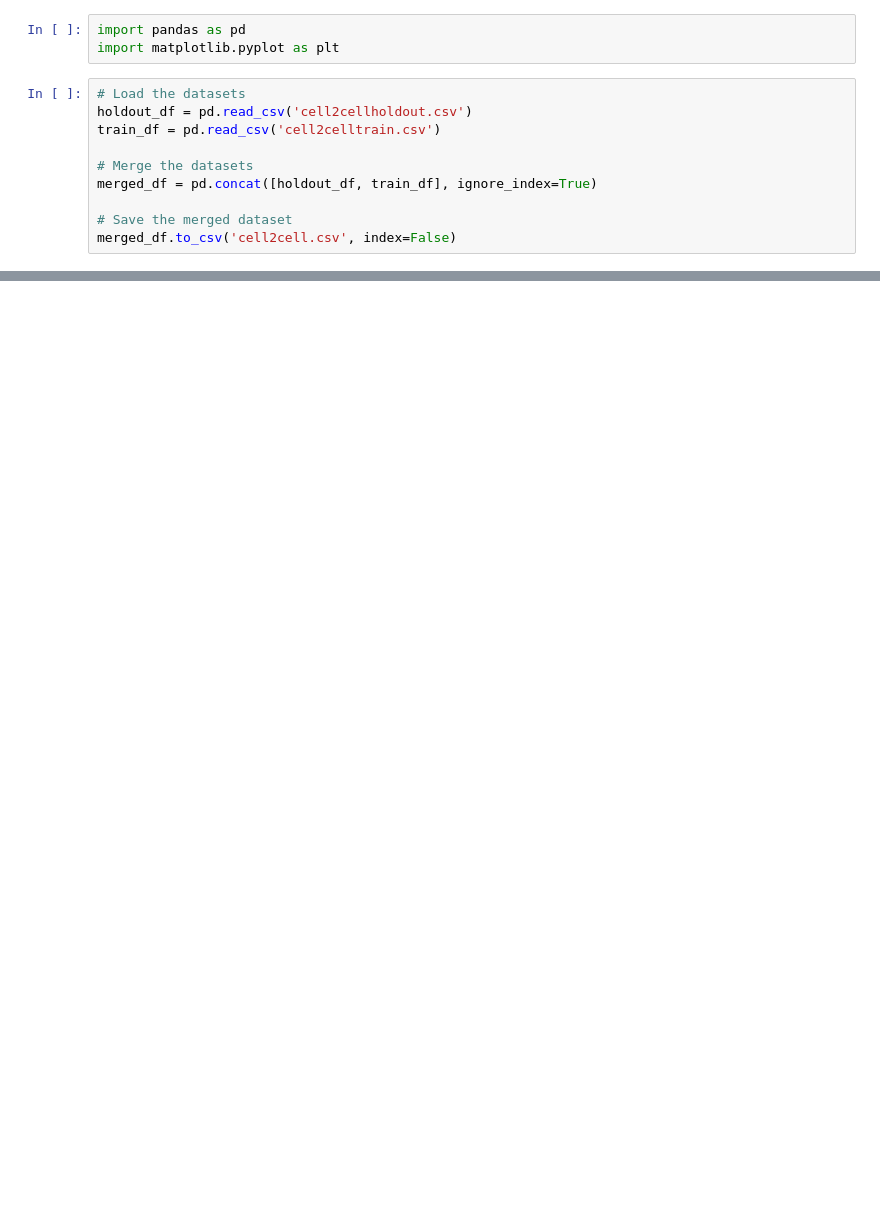
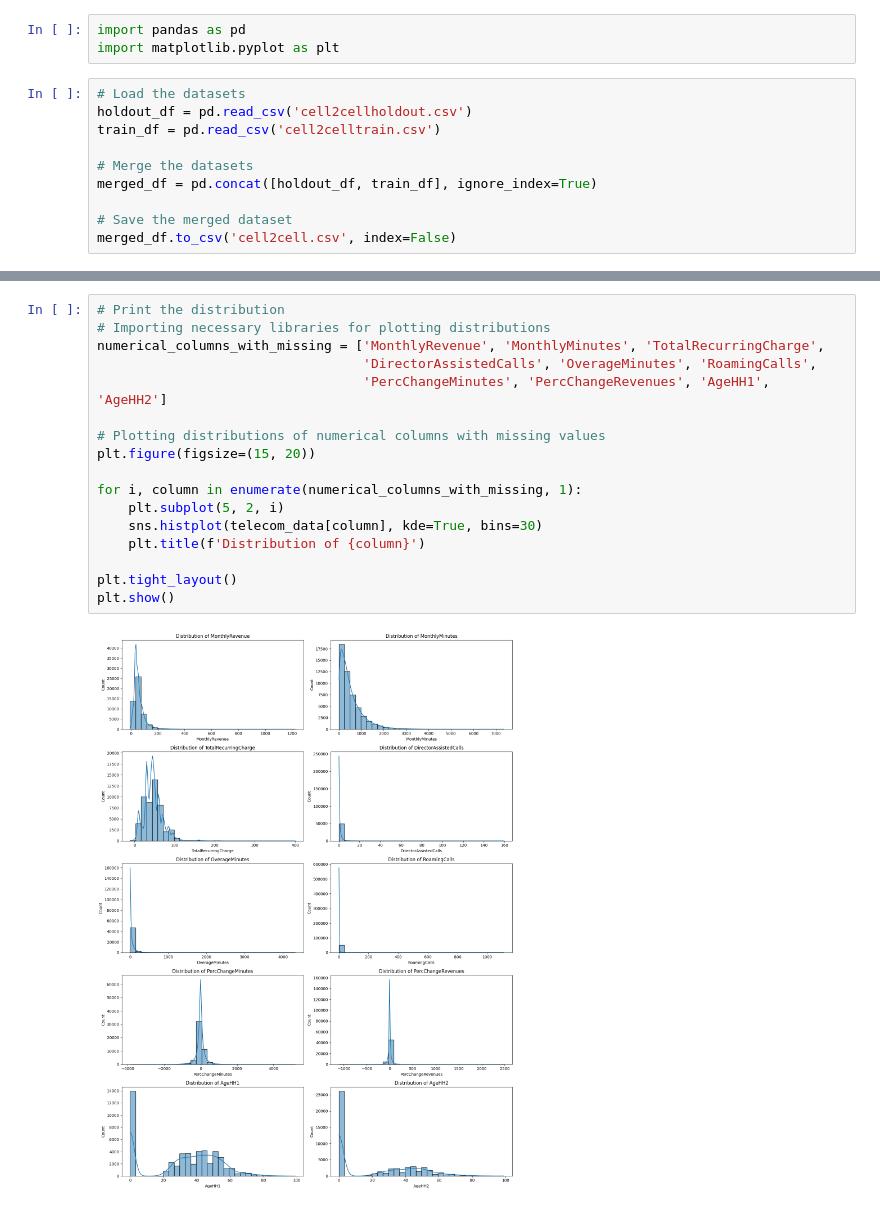
Before and after one commit to ngnquanq/xai-thesis, a Jupyter notebook: notebooks/cell2cell/cell2cell.ipynb, the cells around one changed output, grey strips where cells are left out. Cells and saved outputs as stored; diff of their text form; blank space fills up the shorter version.

```diff
--- a/notebooks/cell2cell/cell2cell.ipynb
+++ b/notebooks/cell2cell/cell2cell.ipynb
@@ -22,0 +100,19 @@ plt.show()
+# %%
+# Print the distribution
+# Importing necessary libraries for plotting distributions
+numerical_columns_with_missing = ['MonthlyRevenue', 'MonthlyMinutes', 'TotalRecurringCharge',
+                                  'DirectorAssistedCalls', 'OverageMinutes', 'RoamingCalls',
+                                  'PercChangeMinutes', 'PercChangeRevenues', 'AgeHH1', 'AgeHH2']
+
+# Plotting distributions of numerical columns with missing values
+plt.figure(figsize=(15, 20))
+
+for i, column in enumerate(numerical_columns_with_missing, 1):
+    plt.subplot(5, 2, i)
+    sns.histplot(telecom_data[column], kde=True, bins=30)
+    plt.title(f'Distribution of {column}')
+
+plt.tight_layout()
+plt.show()
+# %% [output]
+[figure, added]
```
Also changed, not shown: parts of 58 cells of this notebook, 2 other files.
